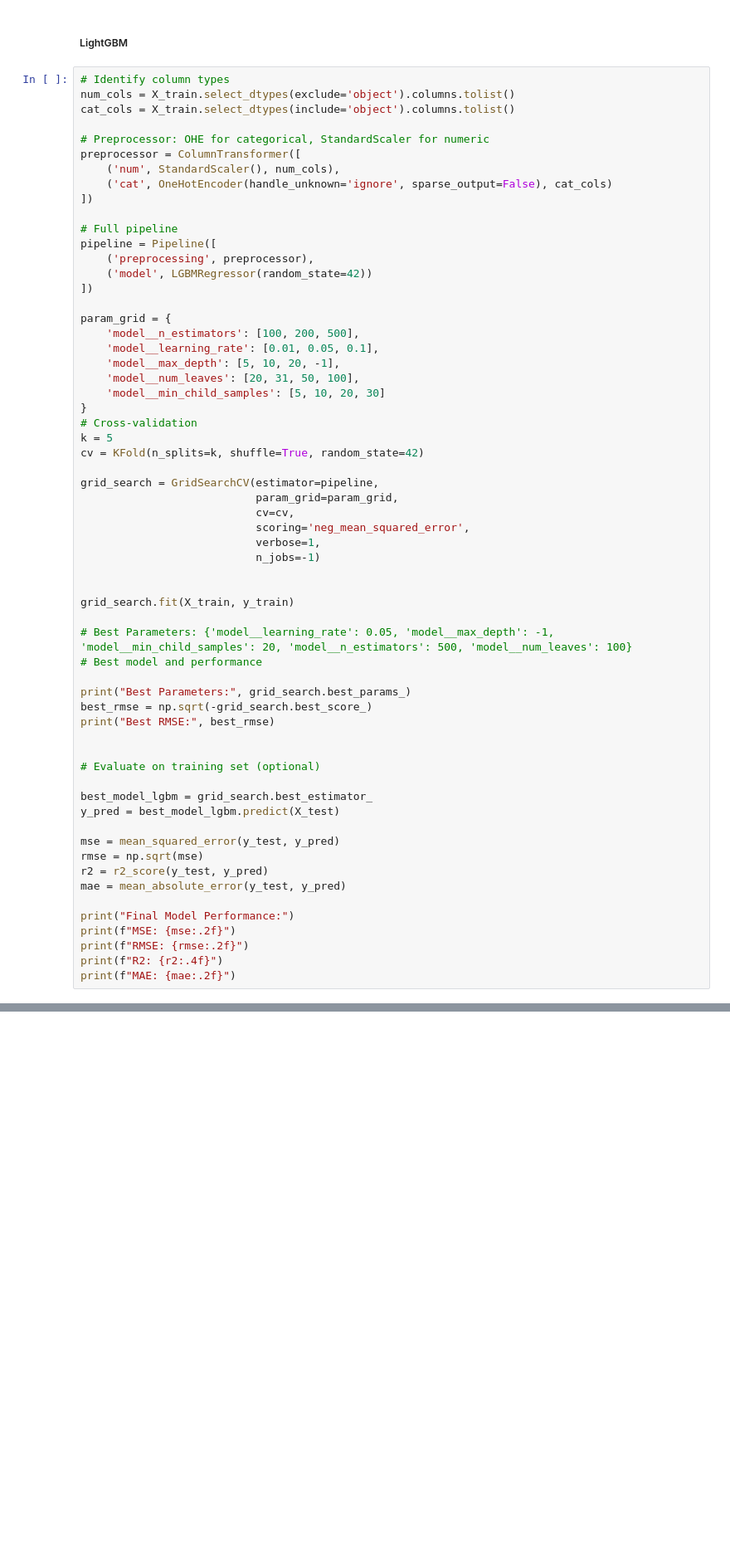
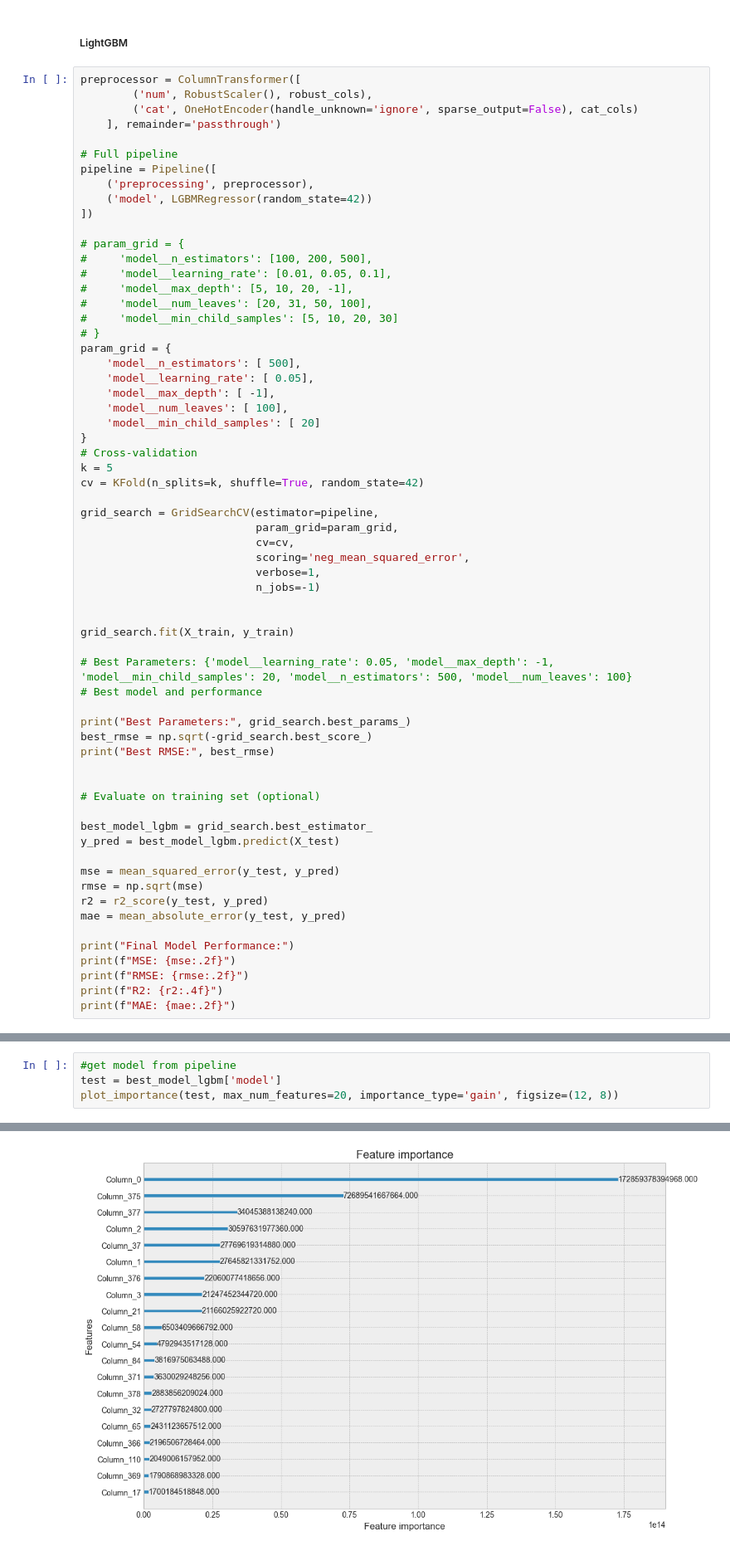
Before and after one commit to linhbuitung/f1-fantasy-ml, a Jupyter notebook: f1-predictor/ML/Thesis.ipynb, the cells around one changed output, grey strips where cells are left out. Shown: that part at 83% size. Drawn from its saved outputs; the diff is of its cells as text; blank space fills up the shorter version.

```diff
--- a/f1-predictor/ML/Thesis.ipynb
+++ b/f1-predictor/ML/Thesis.ipynb
@@ -1091,15 +1071,10 @@ with open('nn.pkl', 'rb') as f:
 # %% [markdown]
 <h5>LightGBM</h5>
 # %%
-# Identify column types
-num_cols = X_train.select_dtypes(exclude='object').columns.tolist()
-cat_cols = X_train.select_dtypes(include='object').columns.tolist()
-
-# Preprocessor: OHE for categorical, StandardScaler for numeric
 preprocessor = ColumnTransformer([
-    ('num', StandardScaler(), num_cols),
-    ('cat', OneHotEncoder(handle_unknown='ignore', sparse_output=False), cat_cols)
-])
+        ('num', RobustScaler(), robust_cols),
+        ('cat', OneHotEncoder(handle_unknown='ignore', sparse_output=False), cat_cols)
+    ], remainder='passthrough')
 
 # Full pipeline
 pipeline = Pipeline([
@@ -1107,12 +1082,19 @@ pipeline = Pipeline([
     ('model', LGBMRegressor(random_state=42))
 ])
 
+# param_grid = {
+#     'model__n_estimators': [100, 200, 500],
+#     'model__learning_rate': [0.01, 0.05, 0.1],
+#     'model__max_depth': [5, 10, 20, -1],
+#     'model__num_leaves': [20, 31, 50, 100],
+#     'model__min_child_samples': [5, 10, 20, 30]
+# }
 param_grid = {
-    'model__n_estimators': [100, 200, 500],
-    'model__learning_rate': [0.01, 0.05, 0.1],
-    'model__max_depth': [5, 10, 20, -1],
-    'model__num_leaves': [20, 31, 50, 100],
-    'model__min_child_samples': [5, 10, 20, 30]
+    'model__n_estimators': [ 500],
+    'model__learning_rate': [ 0.05],
+    'model__max_depth': [ -1],
+    'model__num_leaves': [ 100],
+    'model__min_child_samples': [ 20]
 }
 # Cross-validation
 k = 5
@@ -1167,0 +1151,5 @@ MAE: 67546.67
+# %%
+#get model from pipeline
+test = best_model_lgbm['model']
+plot_importance(test, max_num_features=20, importance_type='gain', figsize=(12, 8))
+# %% [output]
@@ -1168,3 +1157,4 @@ MAE: 67546.67
+[figure, added]
 # %%
 # Calculate the weighted position error
 wpe = weighted_position_error( test_set_with_result, X_test, best_model_lgbm)
```
Also changed, not shown: parts of 13 cells of this notebook, 6 other files.
